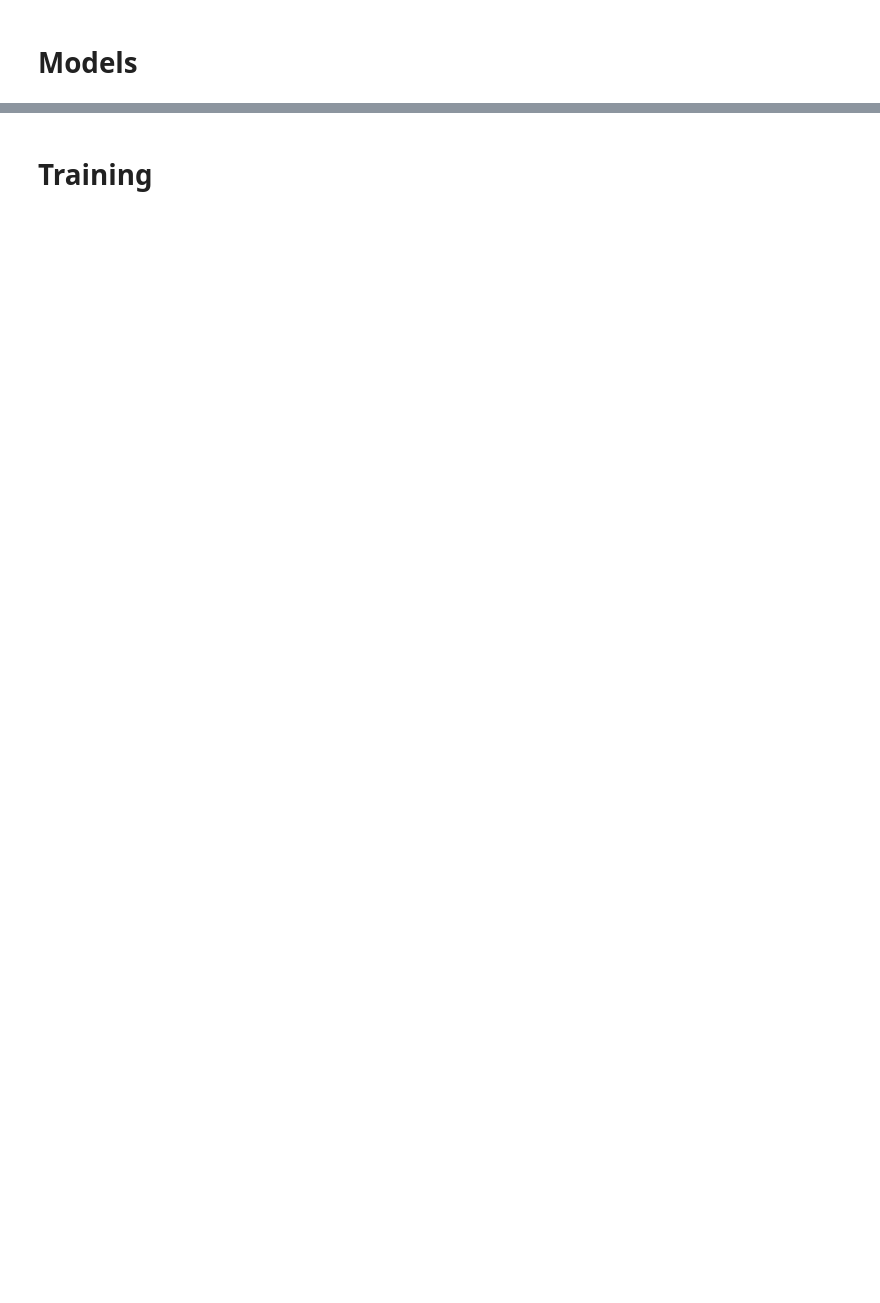
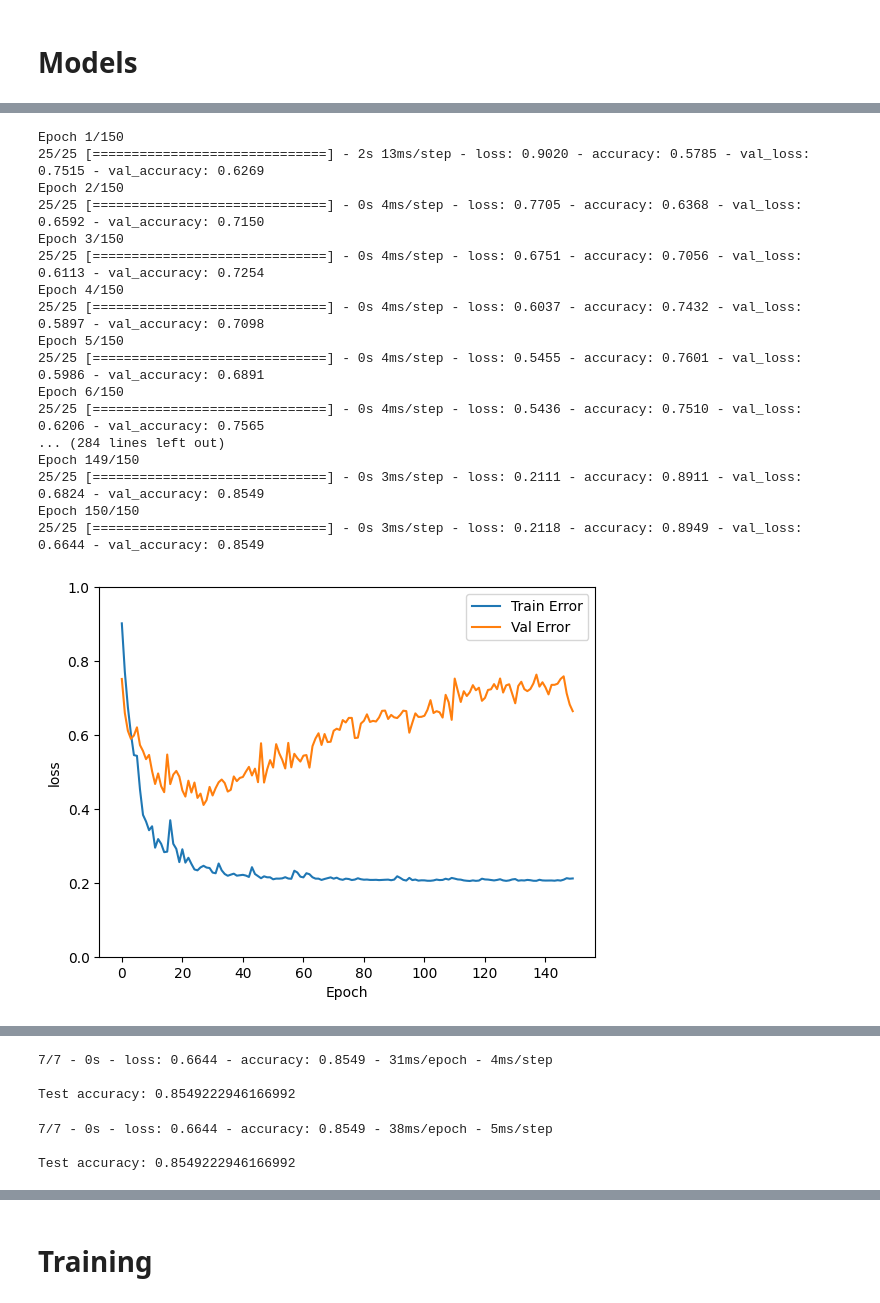
Before and after one commit to RedoRojo/Neural-Network-Classification, a Jupyter notebook: cuaderno.ipynb, the cells around one changed output, grey strips where cells are left out. Drawn from its saved outputs; the diff is of its cells as text; code cells hidden in the pictures; blank space fills up the shorter version.

Commit message:
Some models are made

```diff
--- a/cuaderno.ipynb
+++ b/cuaderno.ipynb
@@ -283,0 +274,13 @@ plt.show()
+# %%
+#cuan
+dataset_one_hot= dataset.copy();
+labels = dataset_one_hot.pop('Nivel de Adaptación')
+dict = {"Bajo": 0, "Moderado": 1, "Alto": 2}
+enconded_labels = []
+for label in labels:
+    enconded_labels.append(dict[label])
+enconded_labels = np.array(enconded_labels)
+
+final_dataset = hot_one_dataset(dataset_one_hot)
+final_dataset.insert(0, "label", enconded_labels, True)
+final_dataset
@@ -283,0 +321,11 @@ plt.show()
+# %%
+train_dataset = final_dataset.sample(frac=0.8,random_state=0)
+test_dataset = final_dataset.drop(train_dataset.index)
+# %%
+labels_train = train_dataset.pop('label')
+labels_train = labels_train.to_numpy()
+ready2train = train_dataset.to_numpy()
+
+labels_test = test_dataset.pop('label')
+labels_test = labels_test.to_numpy()
+ready2test = test_dataset.to_numpy()
@@ -285,0 +401,14 @@ plt.show()
+# %%
+model = tf.keras.Sequential()
+model.add(tf.keras.Input(shape=(26,)))
+model.add(tf.keras.layers.Dense(64, activation='relu'))
+model.add(tf.keras.layers.Dense(128, activation='relu'))
+model.add(tf.keras.layers.Dense(256, activation='relu'))
+model.add(tf.keras.layers.Dense(128, activation='relu'))
+model.add(tf.keras.layers.Dense(64, activation='relu'))
+model.add(tf.keras.layers.Dense(3, activation='softmax'))
+# tambien podemos utilizar softplus
+# al parecer relu no se lleva bien con muchas neuronas o muhas capas
+model.compile(optimizer='adam',
+              loss='sparse_categorical_crossentropy',
+              metrics=['accuracy'])
@@ -285,0 +419,25 @@ plt.show()
+# %%
+hist = model.fit(ready2train, labels_train, validation_data=(ready2test, labels_test), epochs = 150)
+plot_history(hist)
+
+test_loss, test_acc = model.evaluate(ready2test, labels_test, verbose=2)
+print('\nTest accuracy:', test_acc)
+# %% [output]
+Epoch 1/150
+25/25 [==============================] - 2s 13ms/step - loss: 0.9020 - accuracy: 0.5785 - val_loss: 0.7515 - val_accuracy: 0.6269
+Epoch 2/150
+25/25 [==============================] - 0s 4ms/step - loss: 0.7705 - accuracy: 0.6368 - val_loss: 0.6592 - val_accuracy: 0.7150
+Epoch 3/150
+25/25 [==============================] - 0s 4ms/step - loss: 0.6751 - accuracy: 0.7056 - val_loss: 0.6113 - val_accuracy: 0.7254
+Epoch 4/150
+25/25 [==============================] - 0s 4ms/step - loss: 0.6037 - accuracy: 0.7432 - val_loss: 0.5897 - val_accuracy: 0.7098
+Epoch 5/150
+25/25 [==============================] - 0s 4ms/step - loss: 0.5455 - accuracy: 0.7601 - val_loss: 0.5986 - val_accuracy: 0.6891
+Epoch 6/150
+25/25 [==============================] - 0s 4ms/step - loss: 0.5436 - accuracy: 0.7510 - val_loss: 0.6206 - val_accuracy: 0.7565
+... (284 lines left out)
+Epoch 149/150
+25/25 [==============================] - 0s 3ms/step - loss: 0.2111 - accuracy: 0.8911 - val_loss: 0.6824 - val_accuracy: 0.8549
+Epoch 150/150
+25/25 [==============================] - 0s 3ms/step - loss: 0.2118 - accuracy: 0.8949 - val_loss: 0.6644 - val_accuracy: 0.8549
+[figure, added]
@@ -285,0 +445,10 @@ plt.show()
+7/7 - 0s - loss: 0.6644 - accuracy: 0.8549 - 31ms/epoch - 4ms/step
+
+Test accuracy: 0.8549222946166992
+# %%
+test_loss, test_acc = model.evaluate(ready2test,  labels_test, verbose=2)
+print('\nTest accuracy:', test_acc)
+# %% [output]
+7/7 - 0s - loss: 0.6644 - accuracy: 0.8549 - 38ms/epoch - 5ms/step
+
+Test accuracy: 0.8549222946166992
```
Also changed, not shown: parts of 22 cells of this notebook.
